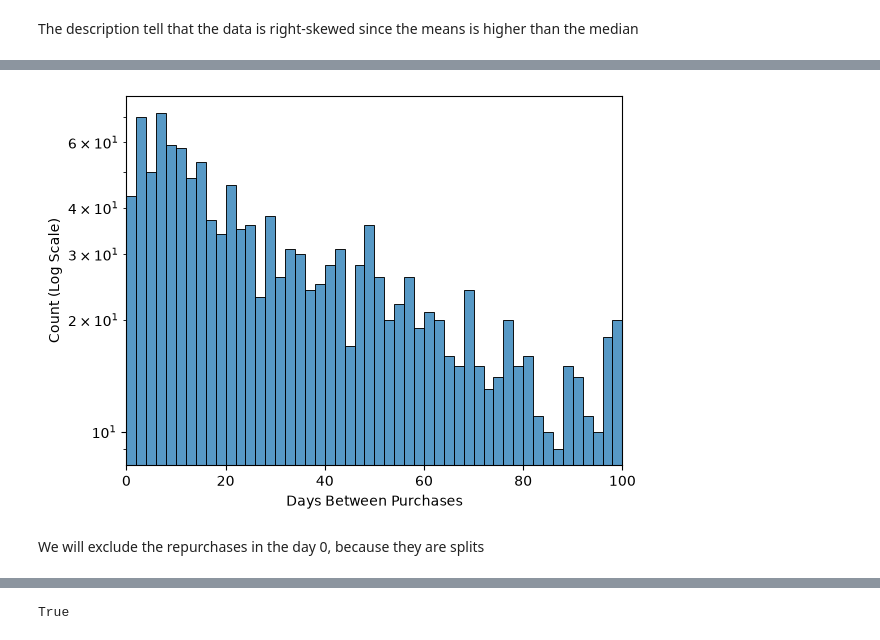
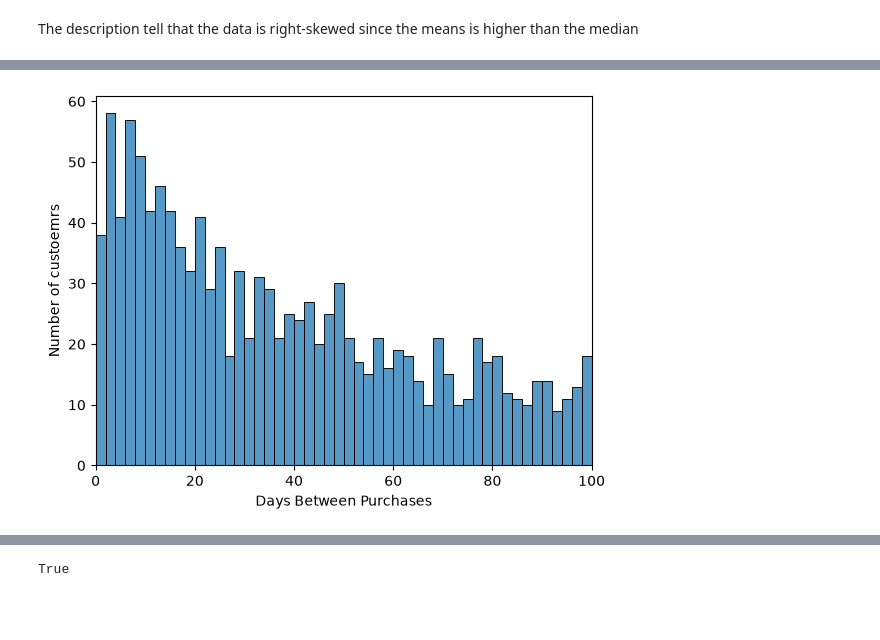
Before and after one commit to SilvanaKoga/tfm-uned-churn, a Jupyter notebook: Notebooks/Merge.ipynb, the cells around one changed output, grey strips where cells are left out. Cells and saved outputs as stored; diff of their text form; code cells hidden in the pictures; blank space fills up the shorter version.

```diff
--- a/Notebooks/Merge.ipynb
+++ b/Notebooks/Merge.ipynb
@@ -258,8 +276,6 @@ datetime64[us]
 # %%
-distinct_orders = (
-    olist_df[["customer_unique_id", "order_id", "order_purchase_timestamp"]]
-    .drop_duplicates()
-    .copy())
+clean_purchases = (olist_df.sort_values(by=['customer_unique_id', 'order_purchase_timestamp'])
+                            .drop_duplicates(subset=['customer_unique_id', 'purchase_date']))
 
-distinct_orders
+clean_purchases
 # %% [output]
@@ -279,8 +295,13 @@ distinct_orders
 # %%
 # group the order purchase dates by the customer unique id to track consumers purchasing habits
 
-customer_purchase_hab = distinct_orders.groupby("customer_unique_id")["order_purchase_timestamp"].diff()
+customer_purchase_hab = clean_purchases.groupby("customer_unique_id")["order_purchase_timestamp"].diff()
 
-distinct_orders["purchase_again_days"] = customer_purchase_hab.dt.days
+clean_purchases["purchase_again_days"] = customer_purchase_hab.dt.days
 
-day_to_buy_again = distinct_orders["purchase_again_days"]
+day_to_buy_again = clean_purchases["purchase_again_days"]
+# %%
+customer_purchase_intervals = (clean_purchases.groupby('customer_unique_id')
+                               ["purchase_again_days"]
+                               .agg(avg_days_to_re_purchase='mean')
+                               .reset_index())
@@ -304,7 +341,7 @@ np.float64(0.19343981601940524)
 # %%
 ## Copy the customer purchase habit column, since the original column will be used later for feature engineering
 
-cph_copy = day_to_buy_again.copy()
+cph_copy = customer_purchase_intervals.copy()
 
 cph_copy
 # %% [output]
@@ -376,15 +415,12 @@ Name: count, Length: 417, dtype: int64>
 # %%
 # Describe the column feature in a graph using seaborn
 
 
 # Zoom x-axis to 0-100 and set y-axis to log scale
-sb.histplot(x=cph_copy_filtered, binrange=(0, 100), bins=50)
-plt.yscale("log")
+sb.histplot(x=cph_copy_filtered["avg_days_to_re_purchase"], binrange=(0, 100), bins=50)
 plt.xlim(0, 100)
 plt.xlabel("Days Between Purchases")
-plt.ylabel("Count (Log Scale)")
+plt.ylabel("Number of custoemrs")
 plt.show()
 # %% [output]
-[figure, old version]
+[figure, new version]
-# %% [markdown]
-We will exclude the repurchases in the day 0, because they are splits
```
Also changed, not shown: parts of 24 cells of this notebook, 1 other file.
